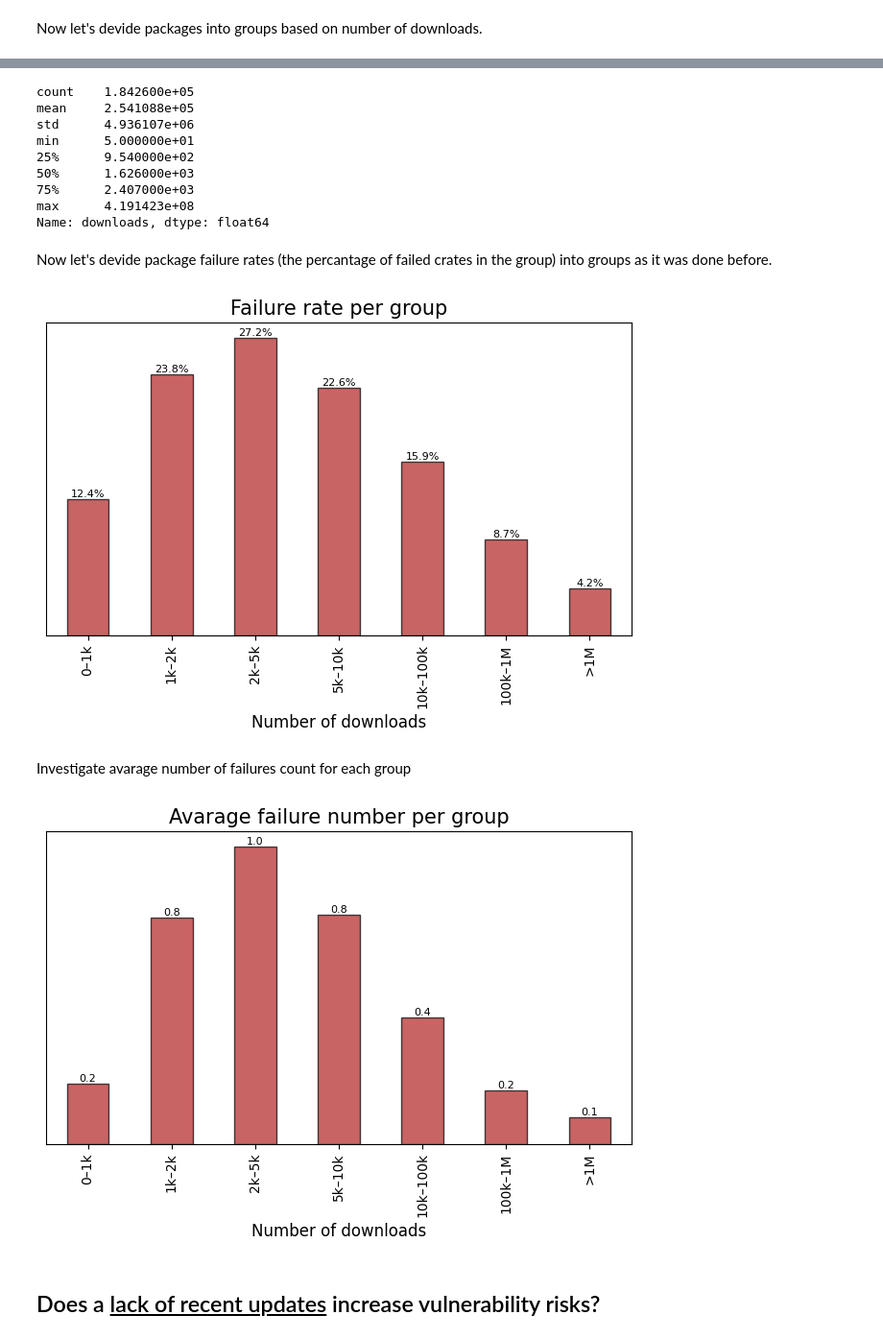
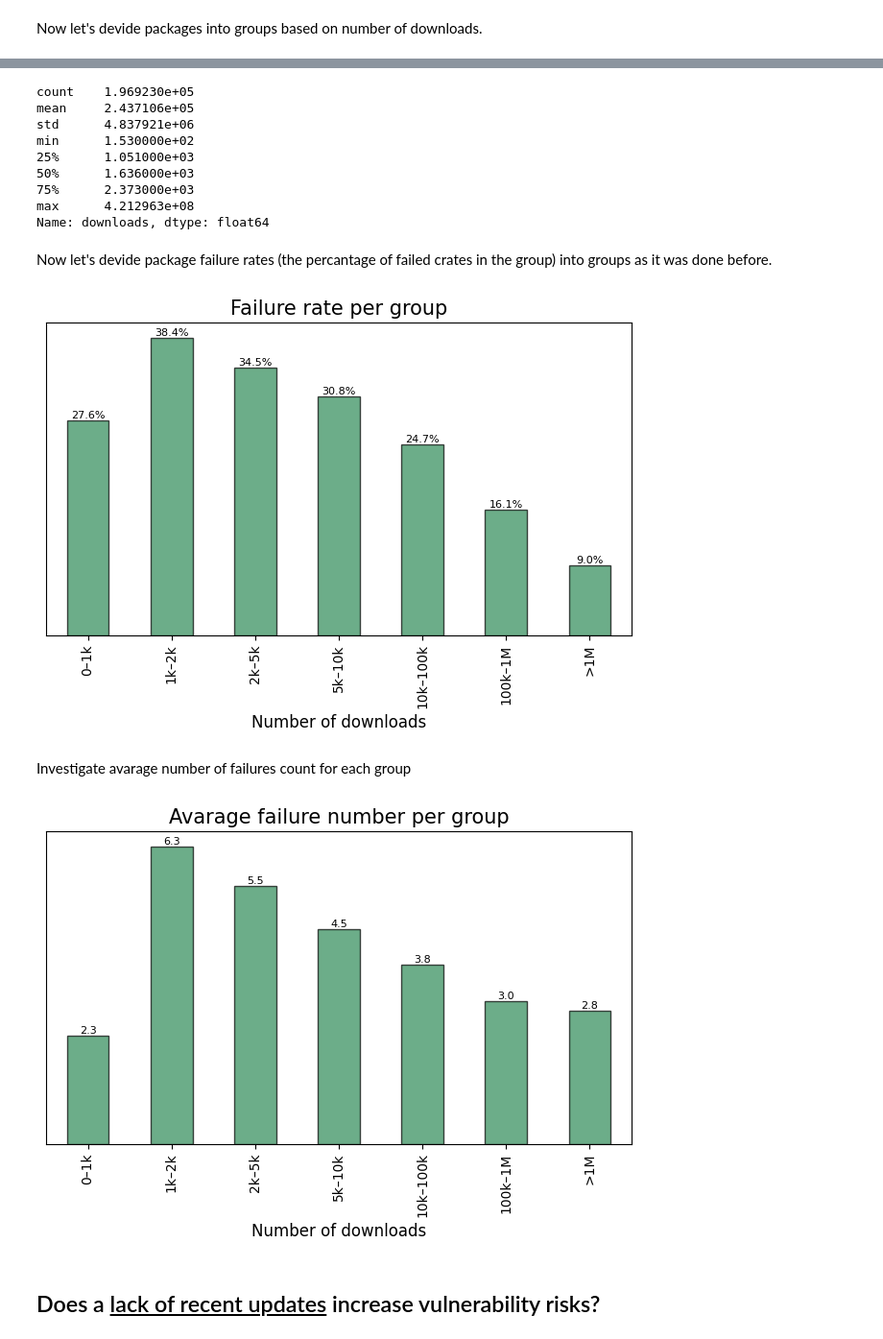
Before and after one commit to Mr-Leshiy/crates.io_analysis, a Jupyter notebook: analysis.ipynb, the cells around one changed output, grey strips where cells are left out. Shown at 96% size. Drawn from its saved outputs; the diff is of its cells as text; code cells hidden in the pictures.

```diff
--- a/analysis.ipynb
+++ b/analysis.ipynb
@@ -28,6 +28,6 @@ colors = [# Blues & Teals
 # Pick one randomly
 random_color = random.choice(colors)
 
-df = pd.read_csv("data/8a1a8b543d296cf275dad0458ee05c4161f0e21a.csv")
+df = pd.read_csv("data/746a989f20004917180d7d02c12b72bb942c8a5f.csv")
 df.head()
 # %% [output]
@@ -156,7 +156,7 @@ Name: downloads, dtype: float64
 # %% [markdown]
 As it can bee seen, bottom 11.1% of pacages do not exceed 50 downloads. So we are triming that end.
 # %%
-q = df["downloads"].quantile(0.111)
+q = df["downloads"].quantile(0.15)
 df_trimmed = df[df["downloads"] >= q].copy()
 df_trimmed["log_downloads"] = np.log1p(df_trimmed["downloads"])
 
@@ -267,14 +263,14 @@ print(
 # %%
 df_trimmed.downloads.describe()
 # %% [output]
-count    1.842600e+05
-mean     2.541088e+05
-std      4.936107e+06
-min      5.000000e+01
-25%      9.540000e+02
-50%      1.626000e+03
-75%      2.407000e+03
-max      4.191423e+08
+count    1.969230e+05
+mean     2.437106e+05
+std      4.837921e+06
+min      1.530000e+02
+25%      1.051000e+03
+50%      1.636000e+03
+75%      2.373000e+03
+max      4.212963e+08
 Name: downloads, dtype: float64
 # %% [markdown]
 Now let's devide package failure rates (the percantage of failed crates in the group) into groups as it was done before.
@@ -298,29 +294,29 @@ plt.grid(axis='x', visible=False) # Hiding x-grid often looks cleaner for histog
 plt.tight_layout()
 plt.show()
 # %% [output]
-[figure, old version]
+[figure, new version]
 # %% [markdown]
 Investigate avarage number of failures count for each group
 # %%
-stats = df_trimmed.groupby("download_group", observed=False)["Failed_count"].agg(
+stats = df_trimmed[df_trimmed["Failed_count"] > 0].groupby("download_group", observed=False)["Failed_count"].agg(
     vuln_rate="mean"
 )
 
 ax = stats["vuln_rate"].plot(kind="bar", edgecolor='black', alpha=0.7, color=random_color)
 
 # Annotate each bar
 for i, rate in enumerate(stats["vuln_rate"]):
     ax.text(i, rate, f"{rate:.1f}", ha="center", va="bottom", fontsize=8)
 
 ax.get_yaxis().set_visible(False)
 plt.xlabel("Number of downloads", fontsize=12)
 plt.title("Avarage failure number per group", fontsize=15)
 plt.grid(axis='y', linestyle='--', alpha=0.7)
 plt.grid(axis='x', visible=False) # Hiding x-grid often looks cleaner for histograms
 plt.tight_layout()
 plt.show()
 # %% [output]
-[figure, old version]
+[figure, new version]
 # %% [markdown]
 ## Does a <ins>lack of recent updates</ins> increase vulnerability risks?
 # %%
```
Also changed, not shown: parts of 22 cells of this notebook.
